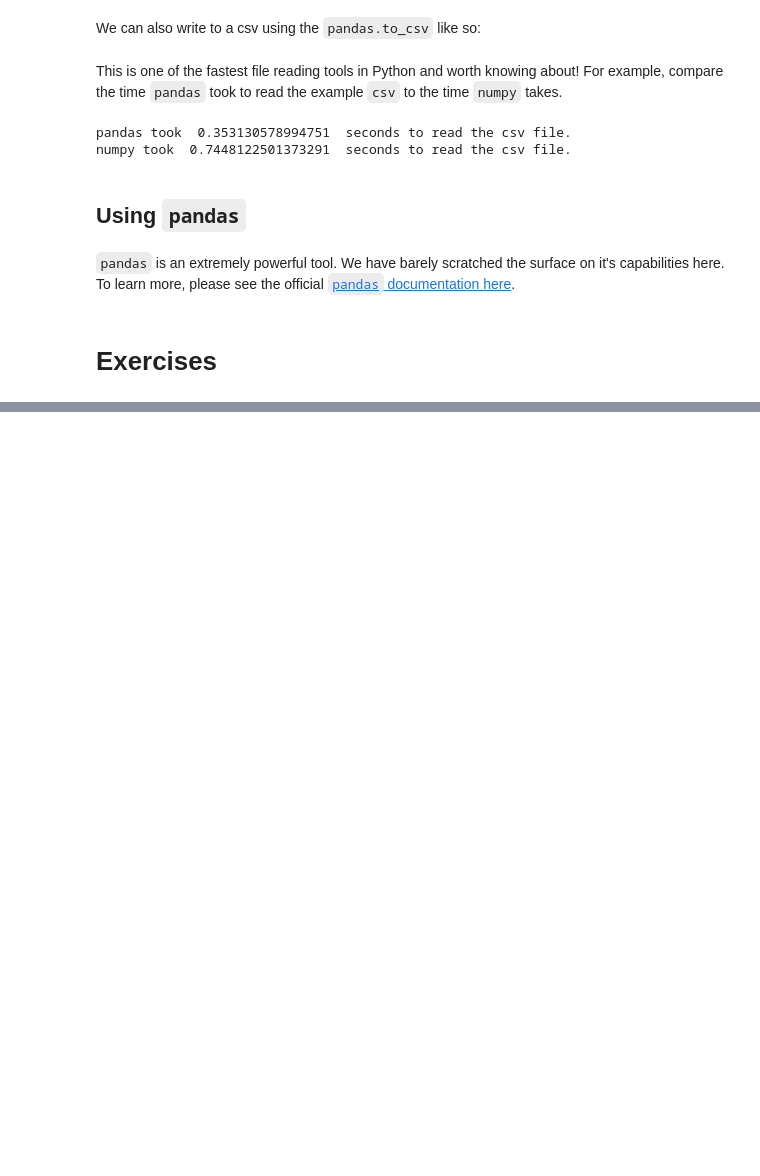
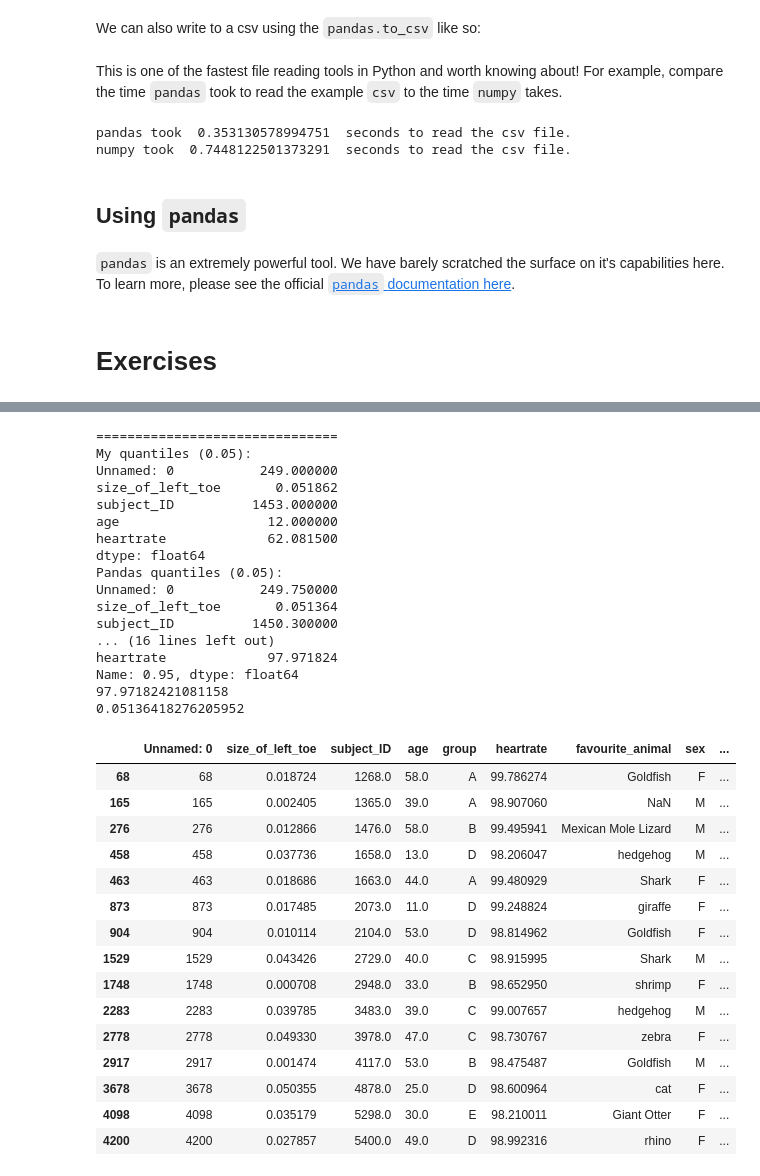
Before and after one commit to TomMaullin/PythonIntro2024, a Jupyter notebook: nb_05_pandas.ipynb, the cells around one changed output, grey strips where cells are left out. Cells and saved outputs as stored; diff of their text form; code cells hidden in the pictures; blank space fills up the shorter version.

```diff
--- a/nb_05_pandas.ipynb
+++ b/nb_05_pandas.ipynb
@@ -658,0 +680,74 @@ numpy took  0.7448122501373291  seconds to read the csv file.
+# %%
+# Get quantile; assume quant is a decimal i.e. 0.05 for 5%
+def myQuantile(inputArray, quant):
+
+    # Sort the array
+    sortedArray = np.sort(inputArray)
+
+    # Work out index of quantile
+    index = quant*len(inputArray)
+
+    # We can get errors if they asked for 1\100%
+    if index==len(inputArray):
+        index = index-1
+
+    return(sortedArray[np.int64(index)])
+
+quantile(np.array([3,4,2,6,0,3]), 0.1)
+
+
+# Apply to dataset
+print('===============================')
+print('My quantiles (0.05):')
+print(example_dataset.select_dtypes(np.number).apply(myQuantile, quant=0.05))
+print('Pandas quantiles (0.05):')
+print(example_dataset.quantile(0.05))
+print('===============================')
+print('My quantiles (0.95):')
+print(example_dataset.select_dtypes(np.number).apply(myQuantile, quant=0.95))
+print('Pandas quantiles (0.95):')
+print(example_dataset.quantile(0.95))
+
+# Get the requested quantiles
+upperHeartrate = example_dataset.heartrate.quantile(0.95)
+lowerToeSize = example_dataset.size_of_left_toe.quantile(0.05)
+print(upperHeartrate)
+print(lowerToeSize)
+
+# Get the requested data
+example_dataset[(example_dataset['heartrate']>upperHeartrate) &
+                (example_dataset['size_of_left_toe']<lowerToeSize)]
+# %% [output]
+===============================
+My quantiles (0.05):
+Unnamed: 0           249.000000
+size_of_left_toe       0.051862
+subject_ID          1453.000000
+age                   12.000000
+heartrate             62.081500
+dtype: float64
+Pandas quantiles (0.05):
+Unnamed: 0           249.750000
+size_of_left_toe       0.051364
+subject_ID          1450.300000
+... (16 lines left out)
+heartrate             97.971824
+Name: 0.95, dtype: float64
+97.97182421081158
+0.05136418276205952
+|  | Unnamed: 0 | size_of_left_toe | subject_ID | age | group | heartrate | favourite_animal | sex | ... |
+| 68 | 68 | 0.018724 | 1268.0 | 58.0 | A | 99.786274 | Goldfish | F | ... |
+| 165 | 165 | 0.002405 | 1365.0 | 39.0 | A | 98.907060 | NaN | M | ... |
+| 276 | 276 | 0.012866 | 1476.0 | 58.0 | B | 99.495941 | Mexican Mole Lizard | M | ... |
+| 458 | 458 | 0.037736 | 1658.0 | 13.0 | D | 98.206047 | hedgehog | M | ... |
+| 463 | 463 | 0.018686 | 1663.0 | 44.0 | A | 99.480929 | Shark | F | ... |
+| 873 | 873 | 0.017485 | 2073.0 | 11.0 | D | 99.248824 | giraffe | F | ... |
+| 904 | 904 | 0.010114 | 2104.0 | 53.0 | D | 98.814962 | Goldfish | F | ... |
+| 1529 | 1529 | 0.043426 | 2729.0 | 40.0 | C | 98.915995 | Shark | M | ... |
+| 1748 | 1748 | 0.000708 | 2948.0 | 33.0 | B | 98.652950 | shrimp | F | ... |
+| 2283 | 2283 | 0.039785 | 3483.0 | 39.0 | C | 99.007657 | hedgehog | M | ... |
+| 2778 | 2778 | 0.049330 | 3978.0 | 47.0 | C | 98.730767 | zebra | F | ... |
+| 2917 | 2917 | 0.001474 | 4117.0 | 53.0 | B | 98.475487 | Goldfish | M | ... |
+| 3678 | 3678 | 0.050355 | 4878.0 | 25.0 | D | 98.600964 | cat | F | ... |
+| 4098 | 4098 | 0.035179 | 5298.0 | 30.0 | E | 98.210011 | Giant Otter | F | ... |
+| 4200 | 4200 | 0.027857 | 5400.0 | 49.0 | D | 98.992316 | rhino | F | ... |
```
Also changed, not shown: parts of 9 cells of this notebook, 2 other files.
